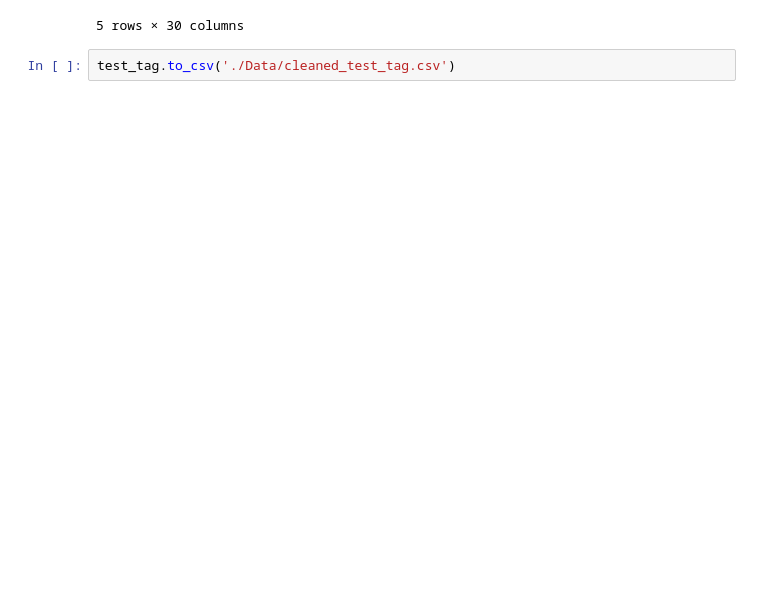
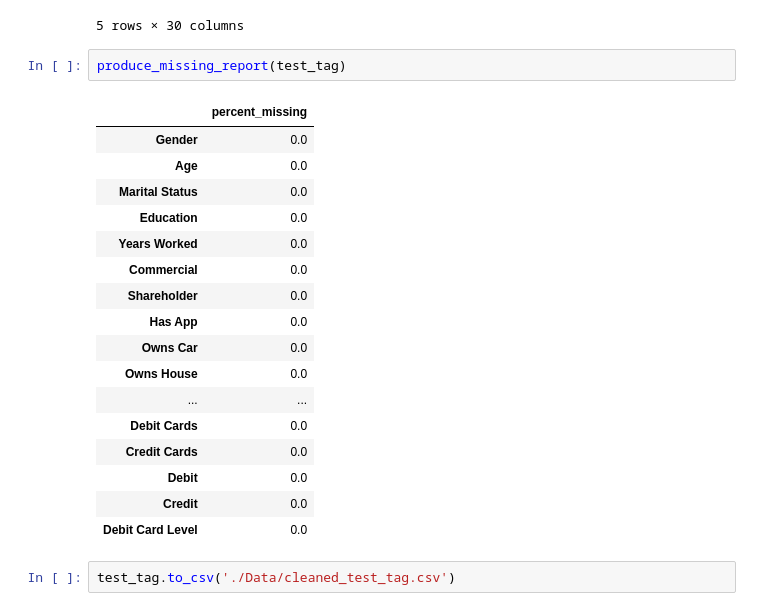
Before and after one commit to jusliam/Big-Data-Analytics-Project, a Jupyter notebook: Data Cleaning.ipynb, the cells around one changed output. Saved outputs shown, nothing was run; the diff lists cells and outputs as text; blank space fills up the shorter version.

```diff
--- a/Data Cleaning.ipynb
+++ b/Data Cleaning.ipynb
@@ -1037,5 +1037,25 @@ test_tag.head()
 | 3 | M | 47 | Never Married | Bachelors | 0 | 0 | 1 | 1 | 1 | ... |
 | 4 | F | 36 | Never Married | Post-secondary | 2 | 0 | 0 | 1 | 1 | ... |
 5 rows × 30 columns
+# %%
+produce_missing_report(test_tag)
+# %% [output]
+|  | percent_missing |
+| Gender | 0.0 |
+| Age | 0.0 |
+| Marital Status | 0.0 |
+| Education | 0.0 |
+| Years Worked | 0.0 |
+| Commercial | 0.0 |
+| Shareholder | 0.0 |
+| Has App | 0.0 |
+| Owns Car | 0.0 |
+| Owns House | 0.0 |
+| ... | ... |
+| Debit Cards | 0.0 |
+| Credit Cards | 0.0 |
+| Debit | 0.0 |
+| Credit | 0.0 |
+| Debit Card Level | 0.0 |
 # %%
 test_tag.to_csv('./Data/cleaned_test_tag.csv')
```
Also changed, not shown: parts of 1 cell of this notebook, 1 other file.
